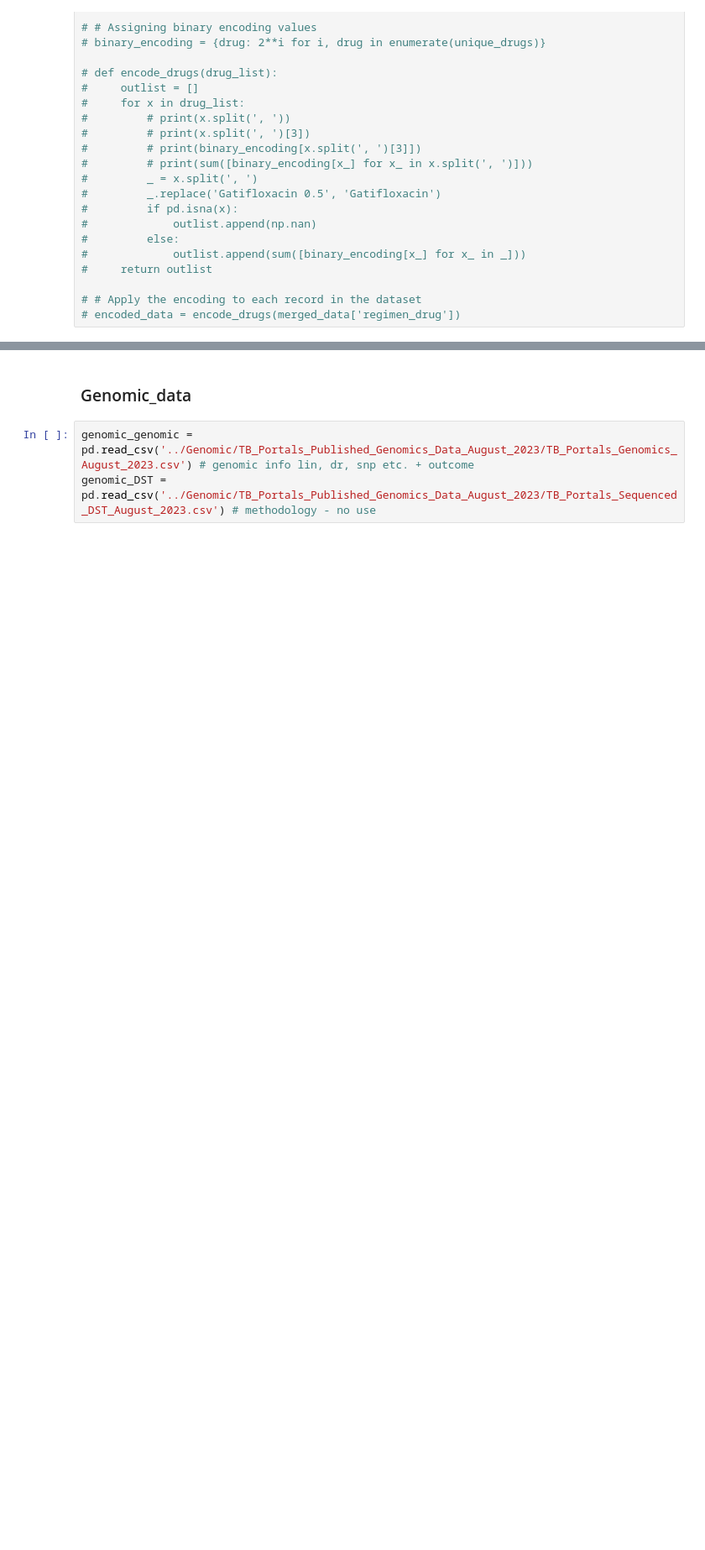
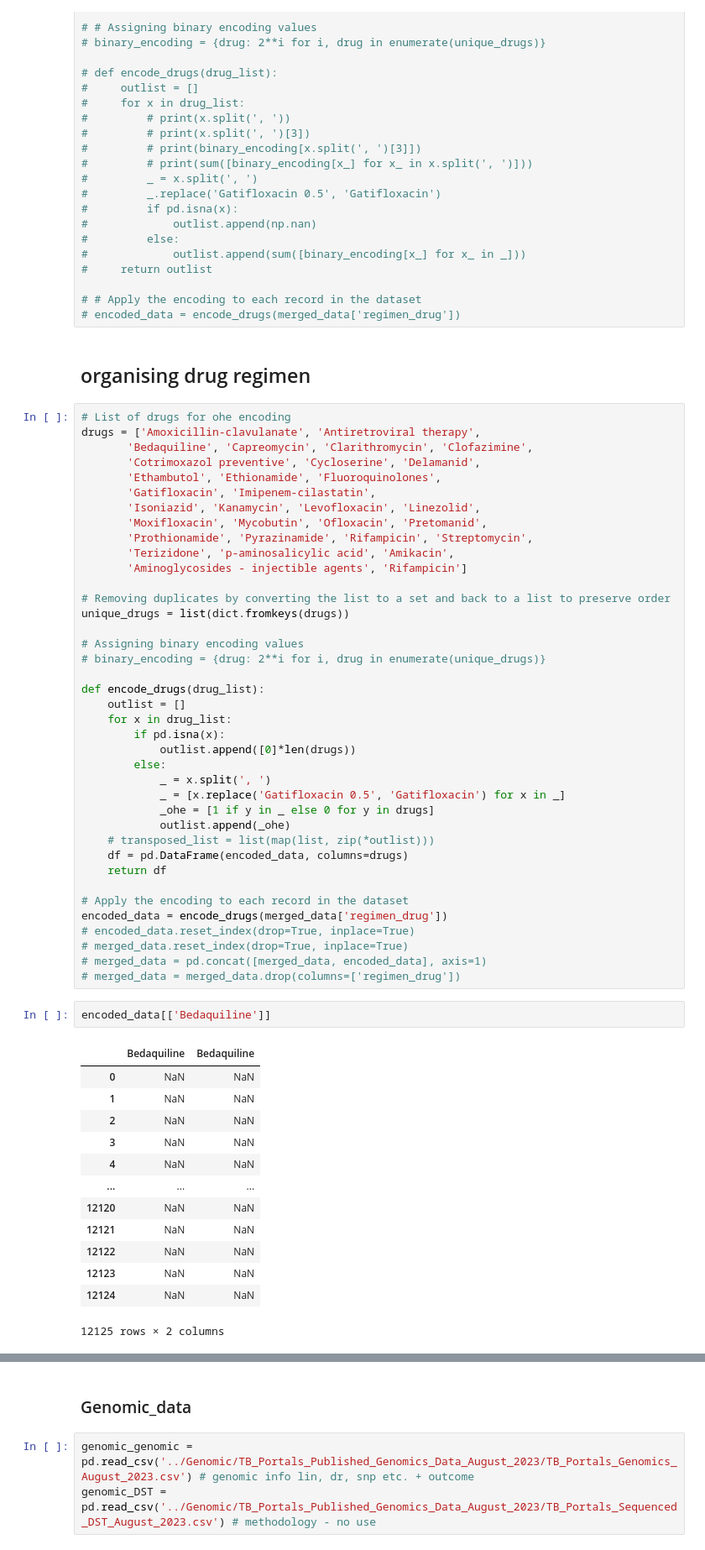
Before and after one commit to linfeng-wang/TBpt, a Jupyter notebook: Analysis/EDA.ipynb, the cells around one changed output, grey strips where cells are left out. Shown at 84% size. Drawn from its saved outputs; the diff is of its cells as text; blank space fills up the shorter version.

```diff
--- a/Analysis/EDA.ipynb
+++ b/Analysis/EDA.ipynb
@@ -293,3 +240,60 @@ AttributeError: 'list' object has no attribute 'replace'
 
 # # Apply the encoding to each record in the dataset
 # encoded_data = encode_drugs(merged_data['regimen_drug'])
+# %% [markdown]
+## organising drug regimen
+# %%
+# List of drugs for ohe encoding
+drugs = ['Amoxicillin-clavulanate', 'Antiretroviral therapy',
+       'Bedaquiline', 'Capreomycin', 'Clarithromycin', 'Clofazimine',
+       'Cotrimoxazol preventive', 'Cycloserine', 'Delamanid',
+       'Ethambutol', 'Ethionamide', 'Fluoroquinolones',
+       'Gatifloxacin', 'Imipenem-cilastatin',
+       'Isoniazid', 'Kanamycin', 'Levofloxacin', 'Linezolid',
+       'Moxifloxacin', 'Mycobutin', 'Ofloxacin', 'Pretomanid',
+       'Prothionamide', 'Pyrazinamide', 'Rifampicin', 'Streptomycin',
+       'Terizidone', 'p-aminosalicylic acid', 'Amikacin',
+       'Aminoglycosides - injectible agents', 'Rifampicin']
+
+# Removing duplicates by converting the list to a set and back to a list to preserve order
+unique_drugs = list(dict.fromkeys(drugs))
+
+# Assigning binary encoding values
+# binary_encoding = {drug: 2**i for i, drug in enumerate(unique_drugs)}
+
+def encode_drugs(drug_list):
+    outlist = []
+    for x in drug_list:
+        if pd.isna(x):
+            outlist.append([0]*len(drugs))
+        else:
+            _ = x.split(', ')
+            _ = [x.replace('Gatifloxacin 0.5', 'Gatifloxacin') for x in _]
+            _ohe = [1 if y in _ else 0 for y in drugs]
+            outlist.append(_ohe)
+    # transposed_list = list(map(list, zip(*outlist)))
+    df = pd.DataFrame(encoded_data, columns=drugs)
+    return df
+
+# Apply the encoding to each record in the dataset
+encoded_data = encode_drugs(merged_data['regimen_drug'])
+# encoded_data.reset_index(drop=True, inplace=True)
+# merged_data.reset_index(drop=True, inplace=True)
+# merged_data = pd.concat([merged_data, encoded_data], axis=1)
+# merged_data = merged_data.drop(columns=['regimen_drug'])
+# %%
+encoded_data[['Bedaquiline']]
+# %% [output]
+|  | Bedaquiline | Bedaquiline |
+| 0 | NaN | NaN |
+| 1 | NaN | NaN |
+| 2 | NaN | NaN |
+| 3 | NaN | NaN |
+| 4 | NaN | NaN |
+| ... | ... | ... |
+| 12120 | NaN | NaN |
+| 12121 | NaN | NaN |
+| 12122 | NaN | NaN |
+| 12123 | NaN | NaN |
+| 12124 | NaN | NaN |
+12125 rows × 2 columns
```
Also changed, not shown: parts of 28 cells of this notebook.
